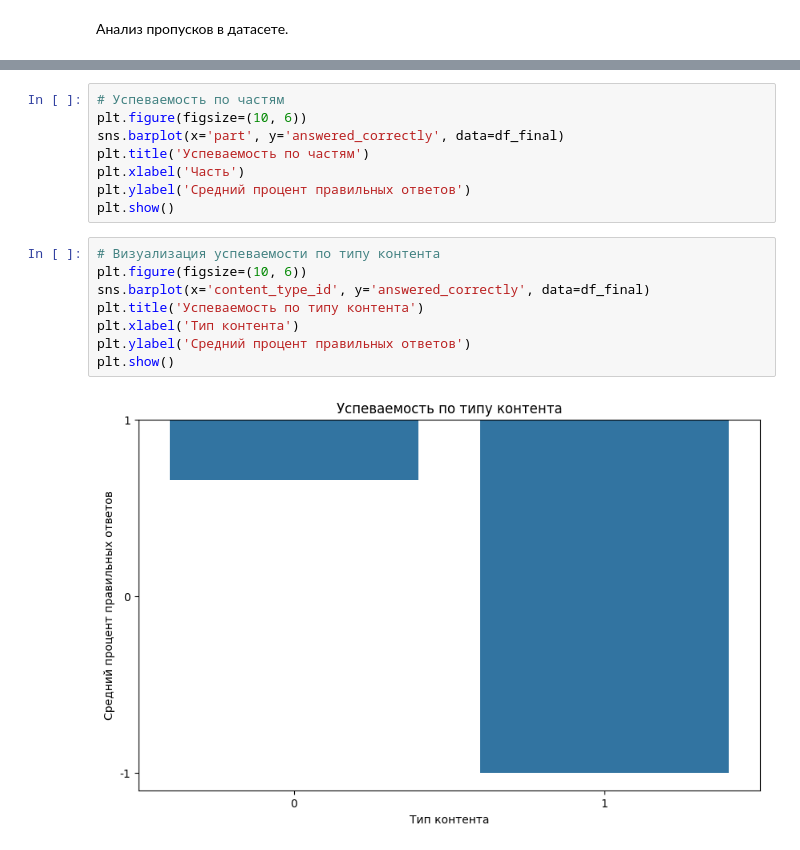
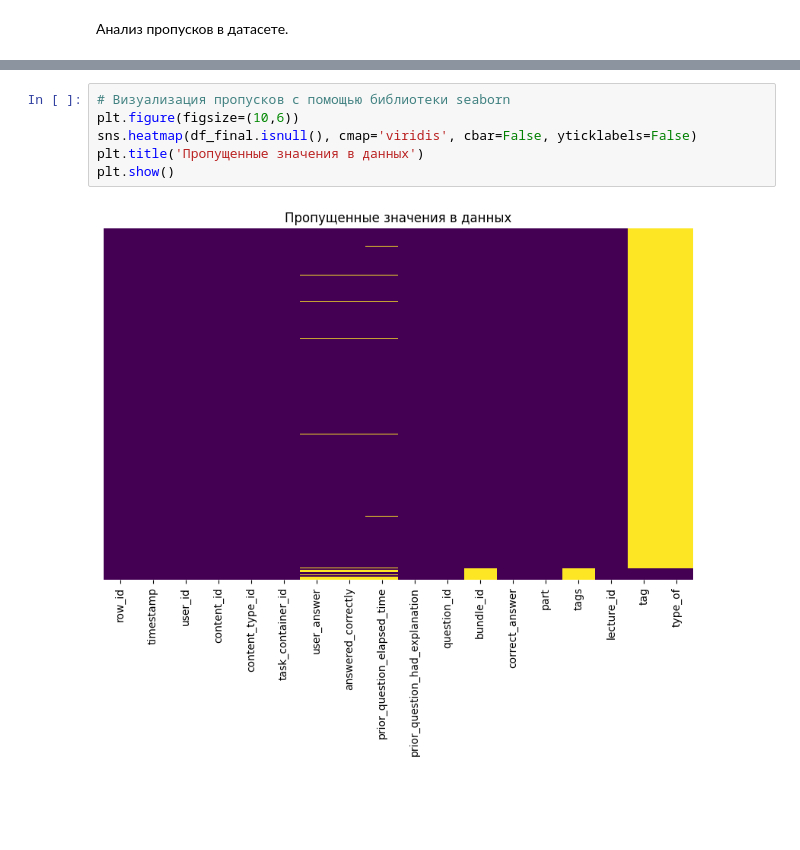
Before and after one commit to SoyanVer2/HomeWork, a Jupyter notebook: Python/HomeWork/HW_3.ipynb, the cells around one changed output, grey strips where cells are left out. Cells and saved outputs as stored; diff of their text form; blank space fills up the shorter version.

```diff
--- a/Python/HomeWork/HW_3.ipynb
+++ b/Python/HomeWork/HW_3.ipynb
@@ -403,18 +433,8 @@ Name: count, dtype: int64
-# %%
-# Успеваемость по частям
-plt.figure(figsize=(10, 6))
-sns.barplot(x='part', y='answered_correctly', data=df_final)
-plt.title('Успеваемость по частям')
-plt.xlabel('Часть')
-plt.ylabel('Средний процент правильных ответов')
-plt.show()
-# %%
-# Визуализация успеваемости по типу контента
-plt.figure(figsize=(10, 6))
-sns.barplot(x='content_type_id', y='answered_correctly', data=df_final)
-plt.title('Успеваемость по типу контента')
-plt.xlabel('Тип контента')
-plt.ylabel('Средний процент правильных ответов')
-plt.show()
-# %% [output]
-[figure, removed]
+# %%
+# Визуализация пропусков с помощью библиотеки seaborn
+plt.figure(figsize=(10,6))
+sns.heatmap(df_final.isnull(), cmap='viridis', cbar=False, yticklabels=False)
+plt.title('Пропущенные значения в данных')
+plt.show()
+# %% [output]
+[figure, added]
```
Also changed, not shown: parts of 23 cells of this notebook.
